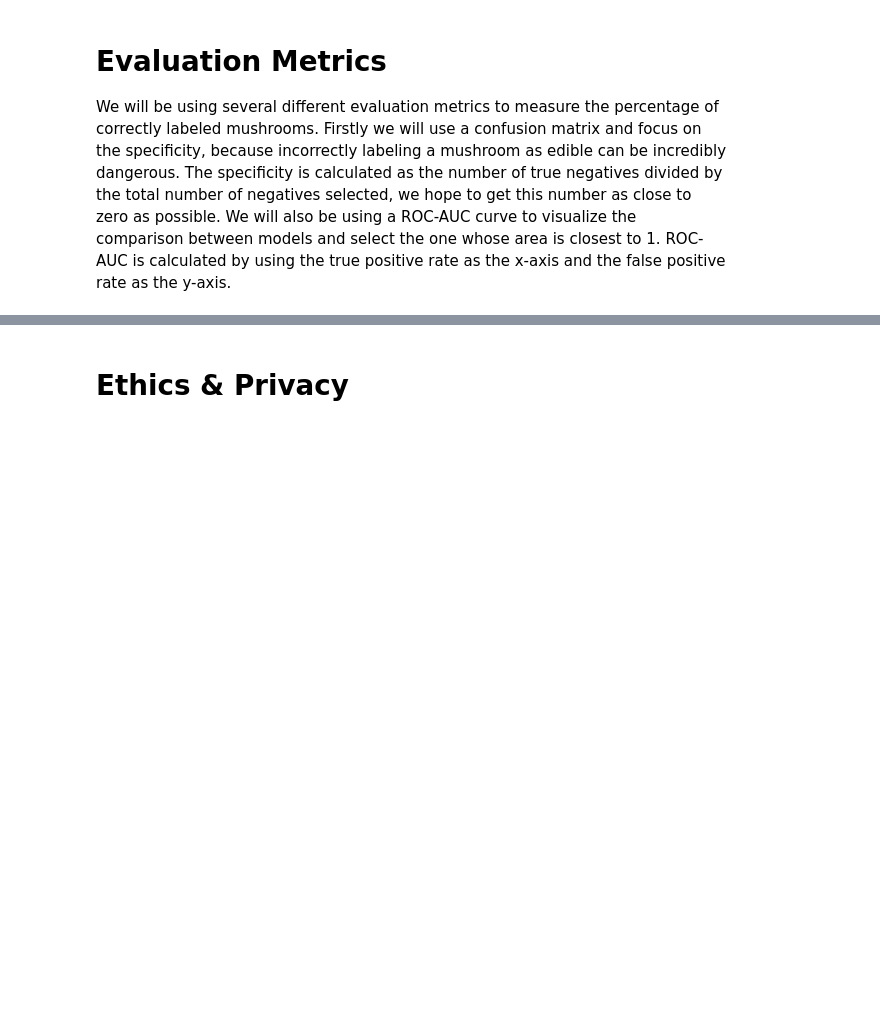
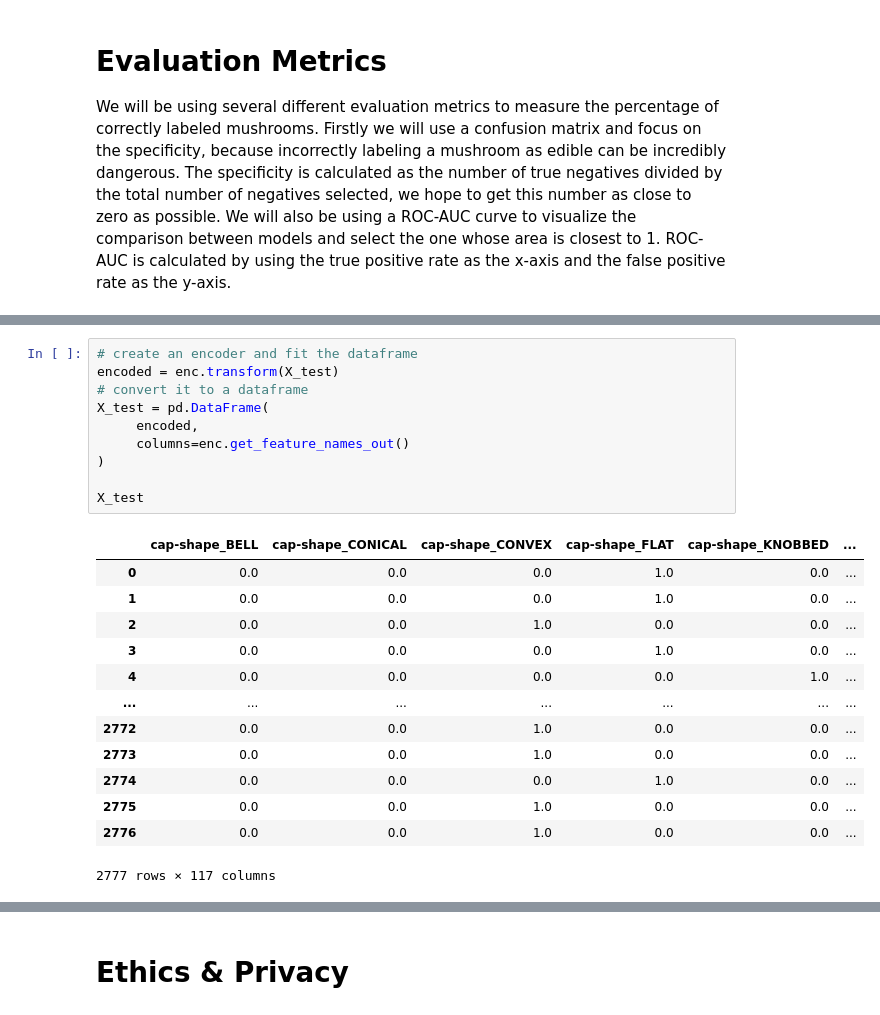
Before and after one commit to COGS118A/Group011-SP23, a Jupyter notebook: Checkpoint_Group011-SP23.ipynb, the cells around one changed output, grey strips where cells are left out. Saved outputs shown, nothing was run; the diff lists cells and outputs as text; blank space fills up the shorter version.

```diff
--- a/Checkpoint_Group011-SP23.ipynb
+++ b/Checkpoint_Group011-SP23.ipynb
@@ -66,0 +163,24 @@ We will be using several different evaluation metrics to measure the percentage
+# %%
+# create an encoder and fit the dataframe
+encoded = enc.transform(X_test)
+# convert it to a dataframe
+X_test = pd.DataFrame(
+     encoded,
+     columns=enc.get_feature_names_out()
+)
+
+X_test
+# %% [output]
+|  | cap-shape_BELL | cap-shape_CONICAL | cap-shape_CONVEX | cap-shape_FLAT | cap-shape_KNOBBED | ... |
+| 0 | 0.0 | 0.0 | 0.0 | 1.0 | 0.0 | ... |
+| 1 | 0.0 | 0.0 | 0.0 | 1.0 | 0.0 | ... |
+| 2 | 0.0 | 0.0 | 1.0 | 0.0 | 0.0 | ... |
+| 3 | 0.0 | 0.0 | 0.0 | 1.0 | 0.0 | ... |
+| 4 | 0.0 | 0.0 | 0.0 | 0.0 | 1.0 | ... |
+| ... | ... | ... | ... | ... | ... | ... |
+| 2772 | 0.0 | 0.0 | 1.0 | 0.0 | 0.0 | ... |
+| 2773 | 0.0 | 0.0 | 1.0 | 0.0 | 0.0 | ... |
+| 2774 | 0.0 | 0.0 | 0.0 | 1.0 | 0.0 | ... |
+| 2775 | 0.0 | 0.0 | 1.0 | 0.0 | 0.0 | ... |
+| 2776 | 0.0 | 0.0 | 1.0 | 0.0 | 0.0 | ... |
+2777 rows × 117 columns
```
Also changed, not shown: parts of 14 cells of this notebook.
